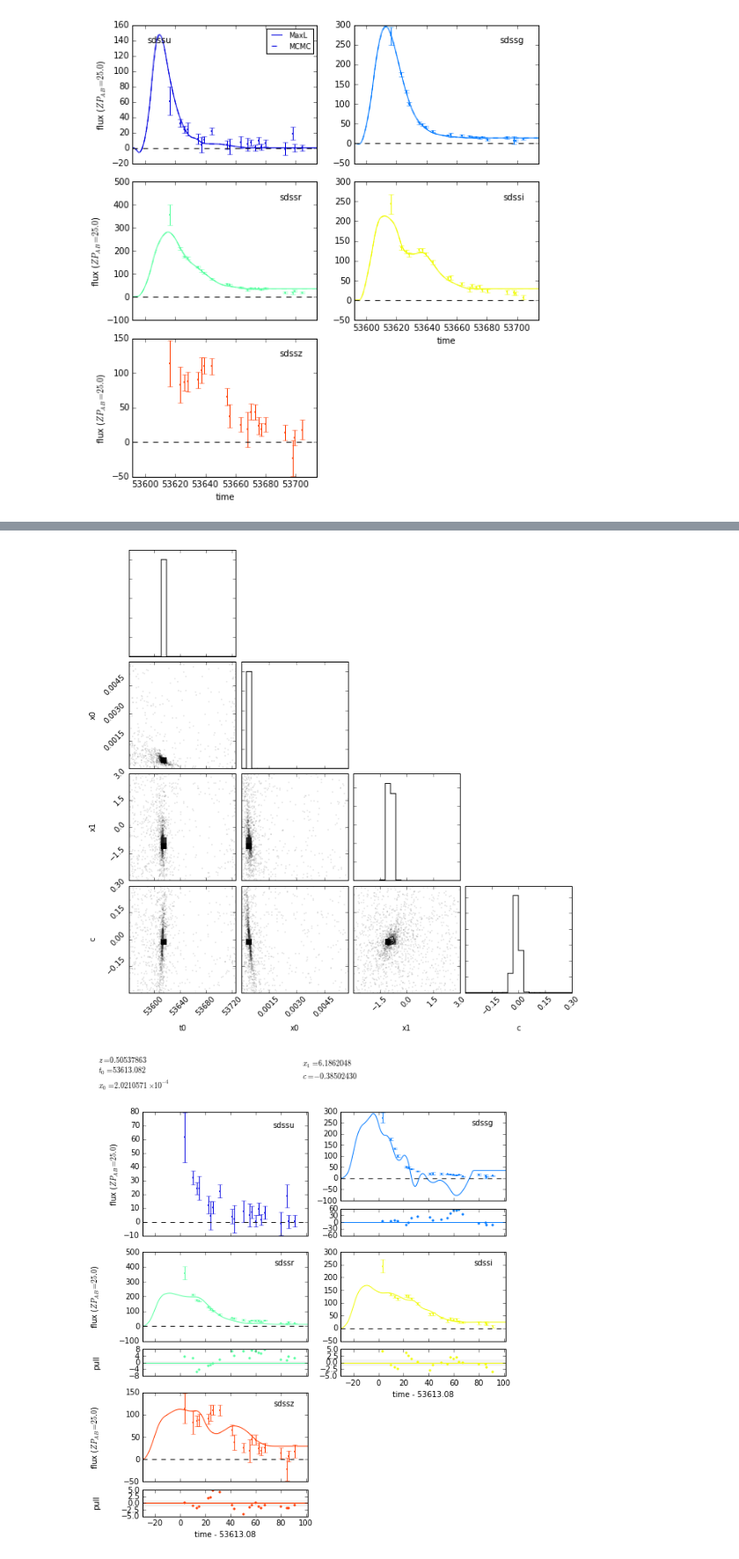
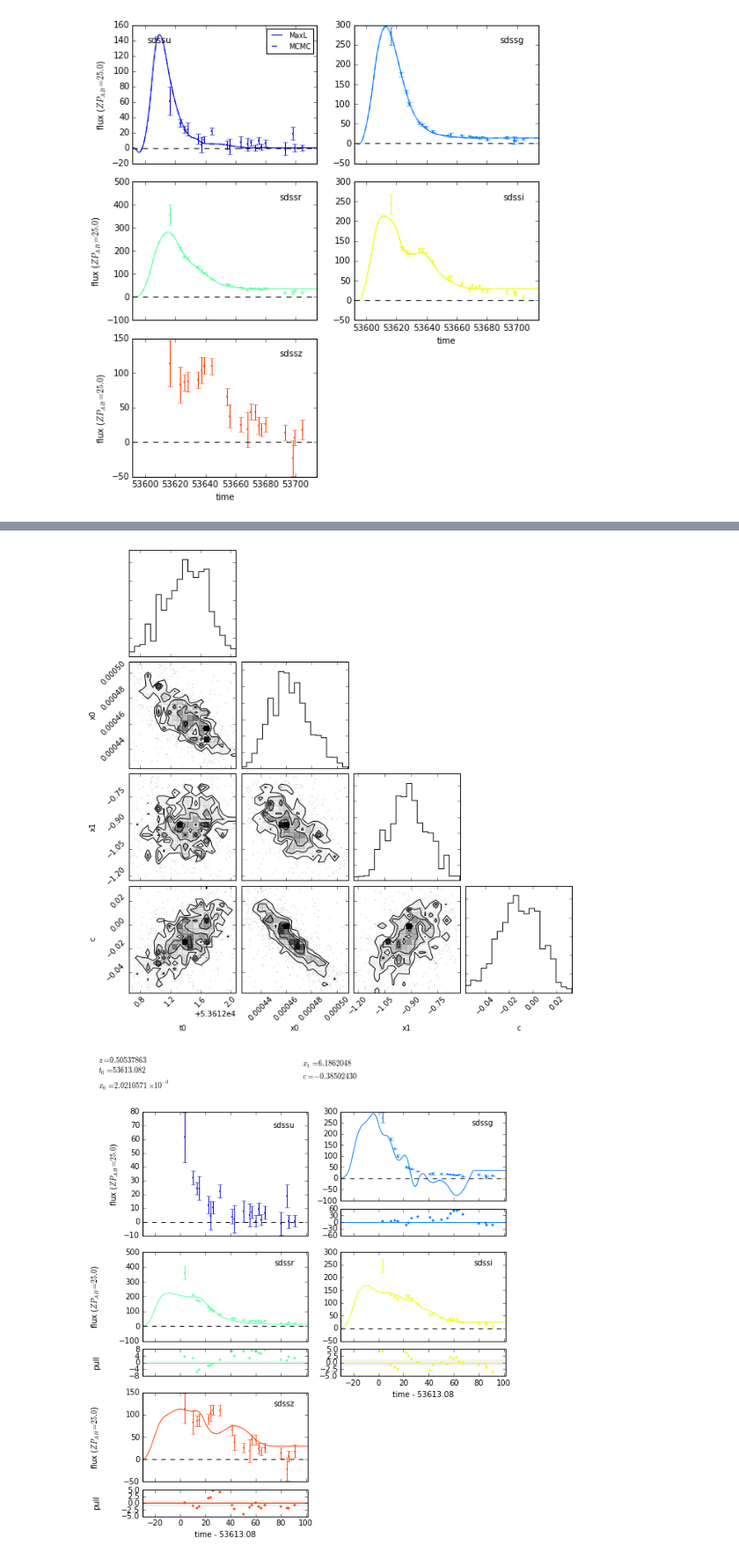
Before and after one commit to rbiswas4/sncosmo_lc_analysis, a Jupyter notebook: examples/FittingSDSS.ipynb, the cells around one changed output, grey strips where cells are left out. Shown at 88% size. Drawn from its saved outputs; the diff is of its cells as text; code cells hidden in the pictures.

Commit message:
Added the use of range keyword to FittingSDSS.ipynb

```diff
--- a/examples/FittingSDSS.ipynb
+++ b/examples/FittingSDSS.ipynb
@@ -113,9 +120,9 @@ nest_res, nest_model = sncosmo.nest_lc(sn0, modelz, vparam_names=['t0', 'x0', 'x
 # %%
-figure_nest = triangle.corner(nest_res.samples, weights=nest_res.weights, labels=nest_res.vparam_names, extent=5*[0.9999],
+figure_nest = triangle.corner(nest_res.samples, weights=nest_res.weights, labels=nest_res.vparam_names, range=4*[0.99],
                               bins=20)
 
 # figure_nest.gca().annotate("nest sampling", xy=(0.5, 1.0), xycoords="figure fraction",
 #                      xytext=(0, -5), textcoords="offset points",
 #                      ha="center", va="top")
 # %% [output]
-[figure, old version]
+[figure, new version]
```
Also changed, not shown: parts of 9 cells of this notebook.
